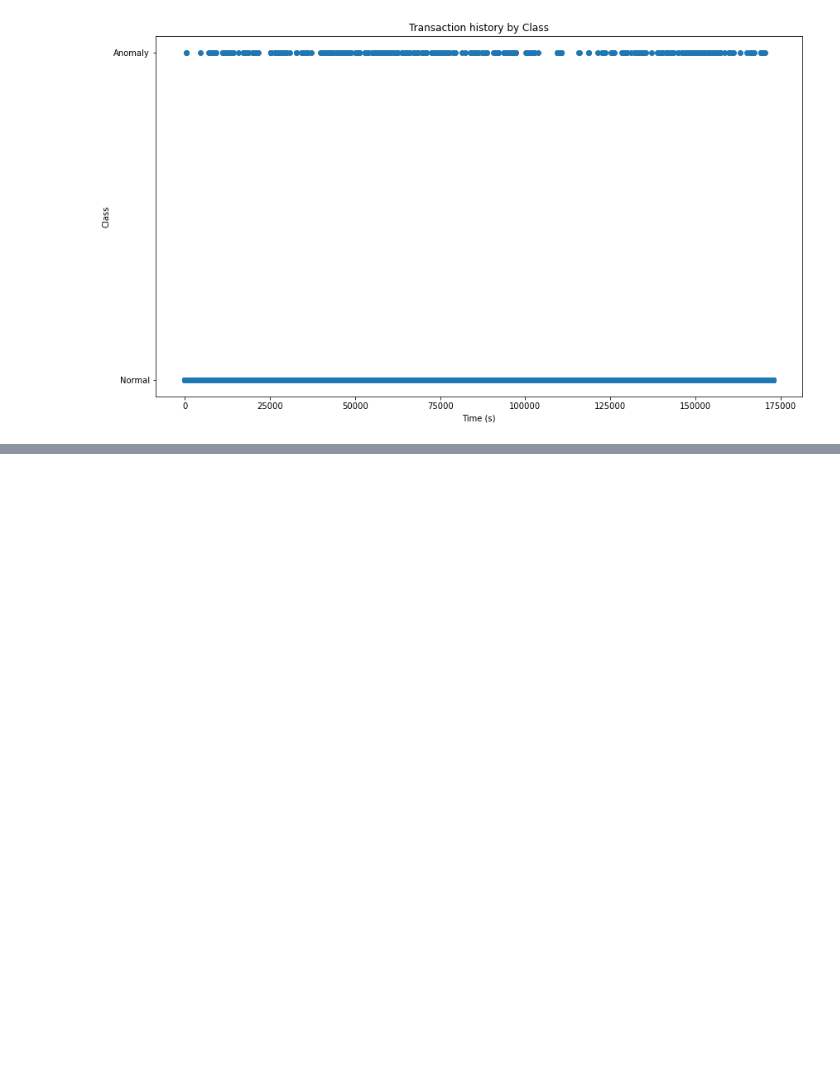
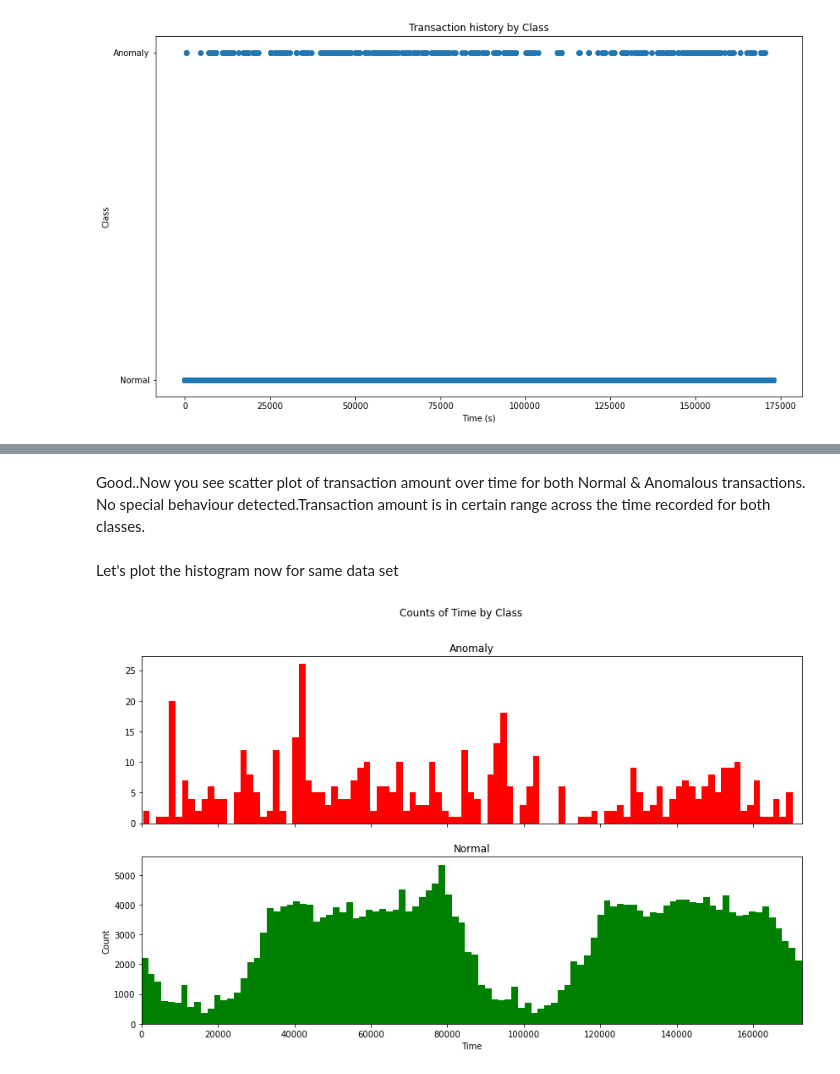
Before and after one commit to maitreyee-github/AI-Learning, a Jupyter notebook: Credit card Anomaly detection Local dataset.ipynb, the cells around one changed output, grey strips where cells are left out. Saved outputs shown, nothing was run; the diff lists cells and outputs as text; code cells hidden in the pictures; blank space fills up the shorter version.

```diff
--- a/Credit card Anomaly detection Local dataset.ipynb
+++ b/Credit card Anomaly detection Local dataset.ipynb
@@ -123,7 +123,7 @@ Let's understand this visually a bit better.
 # %%
 #Let's Plot
 #Below function will help plot histogram of your data
-def plot_histogram(df, bins, columns, log_scale=False):
+def plot_histogram(df, bins, column, log_scale=False):
     bins = 100
     anomaly= df[df.Class == 1]
     normal= df[df.Class == 0]
@@ -213,0 +217,9 @@ plt
+# %% [markdown]
+Good..Now you see scatter plot of transaction amount over time for both Normal & Anomalous transactions.
+No special behaviour detected.Transaction amount is in certain range across the time recorded for both classes.
+# %% [markdown]
+Let's plot the histogram now for same data set
+# %%
+plot_histogram(df, bins, "Time")
+# %% [output]
+[figure, added]
```
Also changed, not shown: parts of 4 cells of this notebook.
